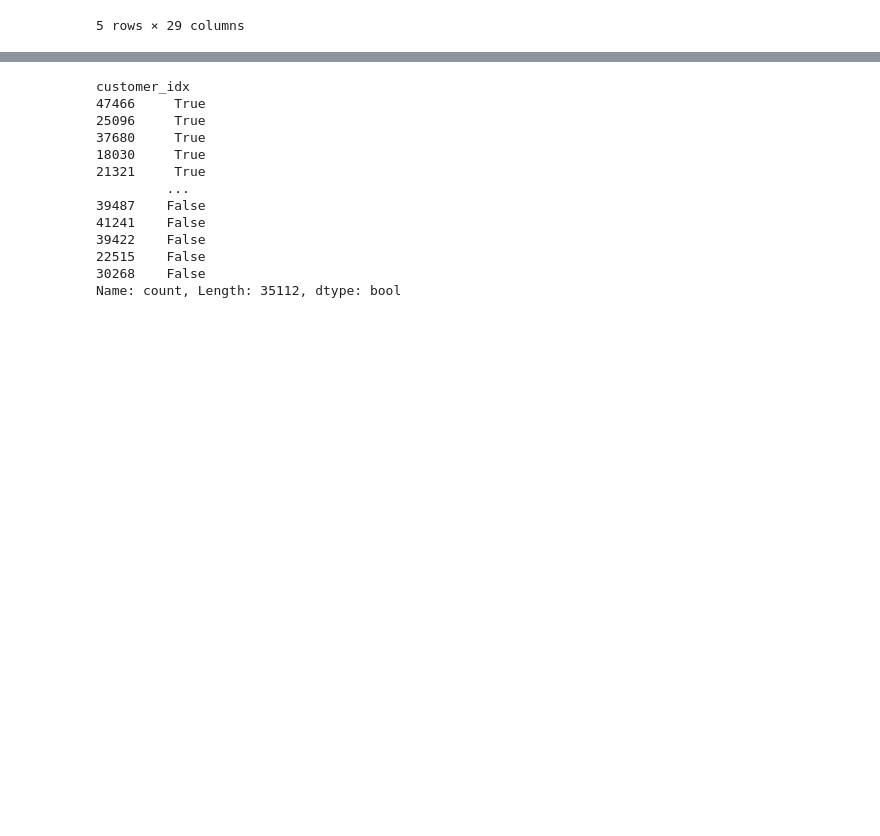
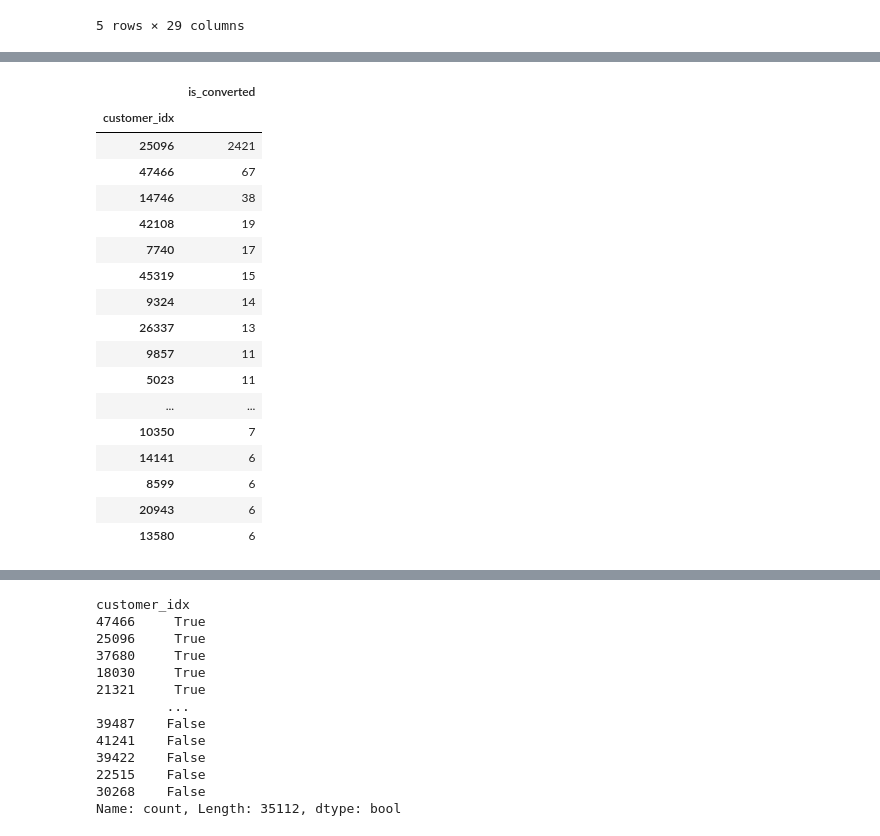
Before and after one commit to Junoflows/LG_Aimers_phase2, a Jupyter notebook: EDA.ipynb, the cells around one changed output, grey strips where cells are left out. Cells and saved outputs as stored; diff of their text form; code cells hidden in the pictures; blank space fills up the shorter version.

```diff
--- a/EDA.ipynb
+++ b/EDA.ipynb
@@ -38,0 +122,21 @@ dtype: int64
+# %%
+df[['customer_idx', 'is_converted']].groupby('customer_idx').sum().sort_values(by = 'is_converted', ascending= False).head(20)
+# %% [output]
+|  | is_converted |
+| customer_idx |  |
+| 25096 | 2421 |
+| 47466 | 67 |
+| 14746 | 38 |
+| 42108 | 19 |
+| 7740 | 17 |
+| 45319 | 15 |
+| 9324 | 14 |
+| 26337 | 13 |
+| 9857 | 11 |
+| 5023 | 11 |
+| ... | ... |
+| 10350 | 7 |
+| 14141 | 6 |
+| 8599 | 6 |
+| 20943 | 6 |
+| 13580 | 6 |
```
Also changed, not shown: parts of 11 cells of this notebook, 1 other file.
